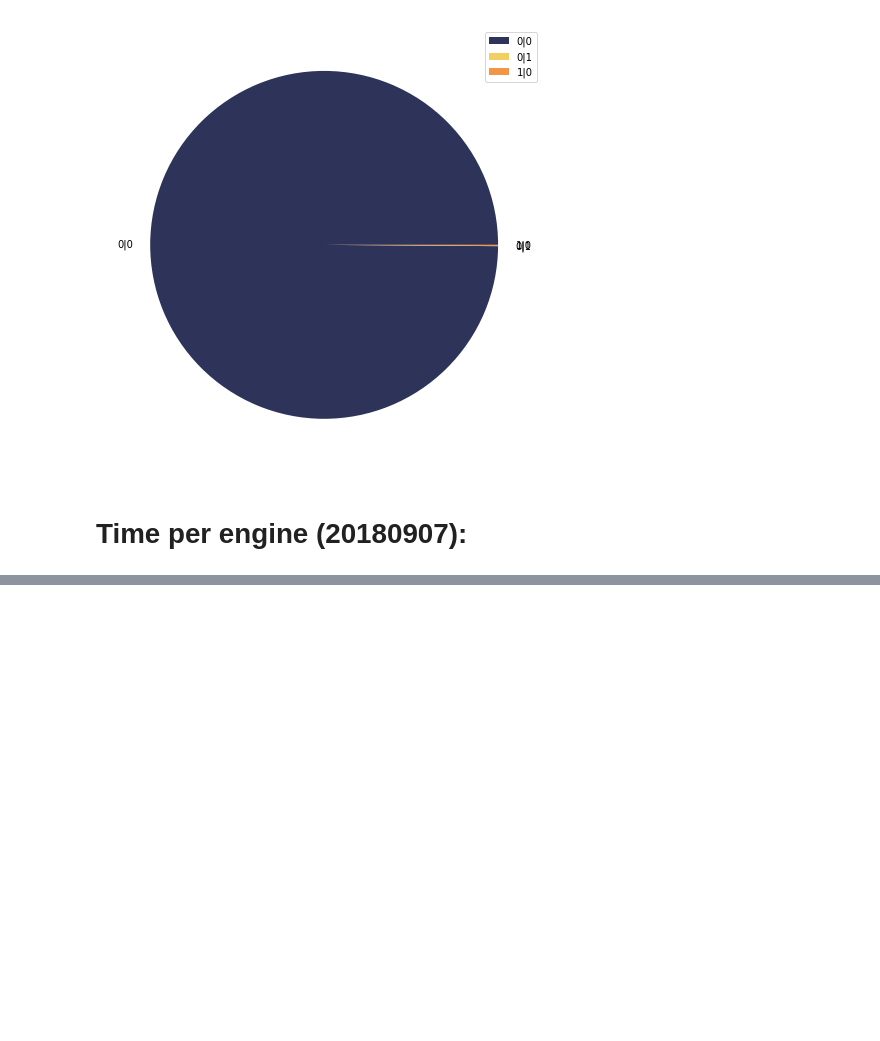
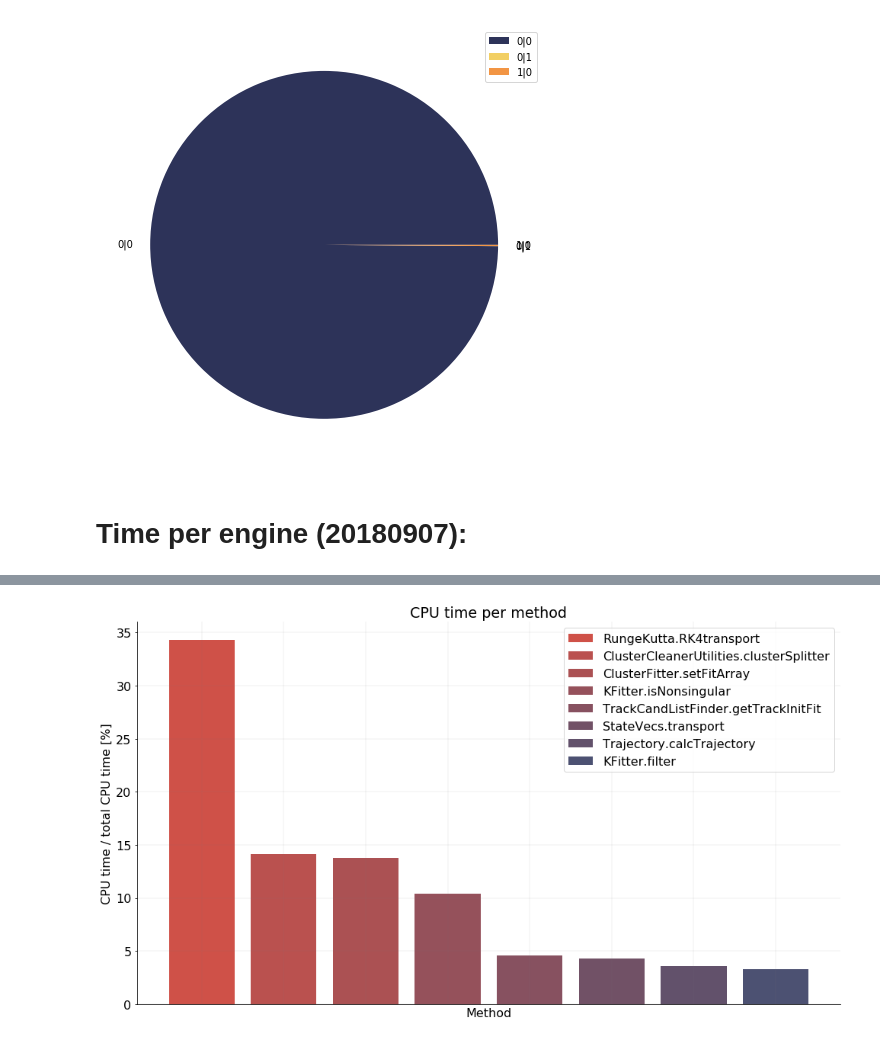
Before and after one commit to bleaktwig/clas12-data-and-tests, a Jupyter notebook: thesis_plots.ipynb, the cells around one changed output, grey strips where cells are left out. Cells and saved outputs as stored; diff of their text form; code cells hidden in the pictures; blank space fills up the shorter version.

```diff
--- a/thesis_plots.ipynb
+++ b/thesis_plots.ipynb
@@ -366,0 +468,47 @@ enginesplot(names, times, colors, "Engine Name", "Engine Time / Total Time", "En
+# %%
+methods = ["RungeKutta.RK4transport",
+           "ClusterCleanerUtilities.clusterSplitter",
+           "ClusterFitter.setFitArray",
+           "KFitter.isNonsingular",
+           "TrackCandListFinder.getTrackInitFit",
+           "StateVecs.transport",
+           "Trajectory.calcTrajectory",
+           "KFitter.filter"
+          ]
+y_pos = np.arange(len(methods))
+total_time = np.array([35.0, 20.0, 17.1, 9.4, 3.6, 2.6, 2.5])
+total_time = np.array([34.3, 14.1, 13.8, 10.4, 4.6, 4.3, 3.6, 3.3])
+
+fig, ax = plt.subplots()
+fig.set_size_inches(plot_size)
+
+# plt.bar(y_pos, total_time, color=hue_grad[0:len(methods)], align='center', alpha=baralpha)
+plt.bar( 0, total_time[ 0], color=hue_grad[18], align='center', alpha=baralpha, label=methods[ 0])
+plt.bar( 1, total_time[ 1], color=hue_grad[15], align='center', alpha=baralpha, label=methods[ 1])
+plt.bar( 2, total_time[ 2], color=hue_grad[13], align='center', alpha=baralpha, label=methods[ 2])
+plt.bar( 3, total_time[ 3], color=hue_grad[10], align='center', alpha=baralpha, label=methods[ 3])
+plt.bar( 4, total_time[ 4], color=hue_grad[ 8], align='center', alpha=baralpha, label=methods[ 4])
+plt.bar( 5, total_time[ 5], color=hue_grad[ 5], align='center', alpha=baralpha, label=methods[ 5])
+plt.bar( 6, total_time[ 6], color=hue_grad[ 3], align='center', alpha=baralpha, label=methods[ 6])
+plt.bar( 7, total_time[ 7], color=hue_grad[ 0], align='center', alpha=baralpha, label=methods[ 7])
+
+plt.tick_params(
+    axis='x',          # changes apply to the x-axis
+    which='both',      # both major and minor ticks are affected
+    bottom=False,      # ticks along the bottom edge are off
+    top=False,         # ticks along the top edge are off
+    labelbottom=False) # labels along the bottom edge are off
+
+plt.xlabel("Method")
+plt.ylabel("CPU time / total CPU time [%]")
+plt.title("CPU time per method")
+
+plt.tight_layout()
+ax.spines['top'].set_visible(False)
+ax.spines['right'].set_visible(False)
+ax.grid(color='grey', linestyle='-', linewidth=0.25, alpha=0.5)
+plt.legend()
+
+plt.show()
+# %% [output]
+[figure, added]
```
Also changed, not shown: parts of 9 cells of this notebook, 6 other files.
